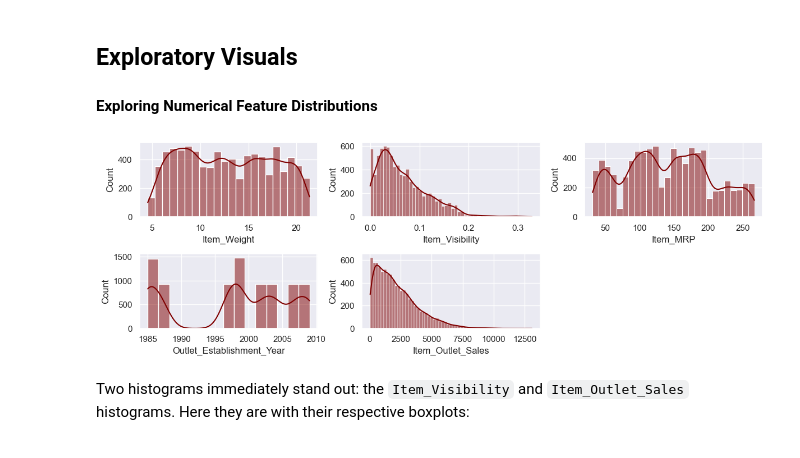
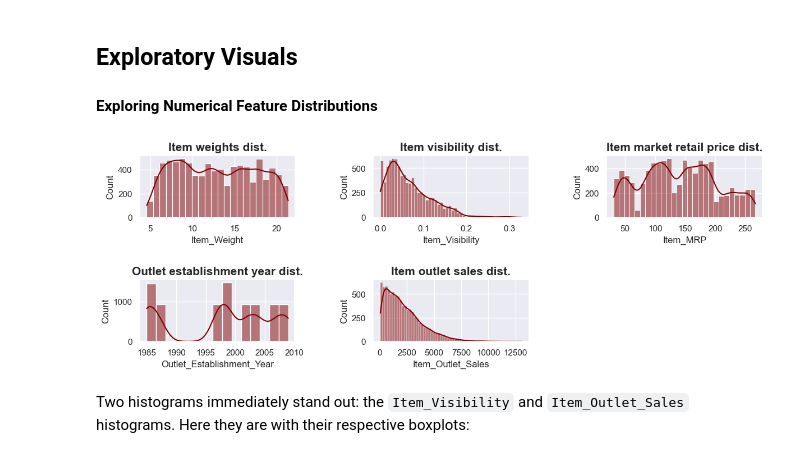
Before and after one commit to john-a-dixon/forecasting-food-sales, a Jupyter notebook: forecasting-food-sales.ipynb, the cells around one changed output. Saved outputs shown, nothing was run; the diff lists cells and outputs as text; code cells hidden in the pictures.

Commit message:
Added some titles.

```diff
--- a/forecasting-food-sales.ipynb
+++ b/forecasting-food-sales.ipynb
@@ -489,34 +489,38 @@ food_sales_df.describe()
 # %%
 # Create multiple plots
 # Aside from the class readings, I used the following to help me do this:
 # https://www.statology.org/seaborn-subplots/
 # Set default Seaborn aesthetics
 sns.set()
 
 # Using Matplotlib, define plotting regions (3 rows, 2 columns)
 fig, axes = plt.subplots(nrows=2, ncols=3, figsize=(12, 4))
 
 # Fix tight layout. I used the following to help me do this:
 # https://stackoverflow.com/questions/6541123/improve-subplot-size-spacing-with-many-subplots
 fig.tight_layout()
 
 # Delete extra subplot. I used the following to help
 # https://stackoverflow.com/questions/44980658/remove-the-extra-plot-in-the-matplotlib-subplot
 fig.delaxes(axes[1, 2])
 
 # Further adjust the padding between subplots. I used the following for help:
 # https://stackoverflow.com/questions/43970609/how-to-adjust-space-between-matplotlib-seaborn-subplots-for-multi-plot-layouts
 # https://matplotlib.org/stable/api/_as_gen/matplotlib.pyplot.subplots_adjust.html
-plt.subplots_adjust(hspace=0.5, wspace=0.25)
+plt.subplots_adjust(hspace=1, wspace=0.5)
 
+title_style = {
+    'weight':'bold',
+    'size': 15
+}
 # Create the plots
-sns.histplot(data=food_sales_df, x='Item_Weight', ax=axes[0, 0], kde=True, color='Maroon')
-sns.histplot(data=food_sales_df, x='Item_Visibility', ax=axes[0, 1], kde=True, color='Maroon')
-sns.histplot(data=food_sales_df, x='Item_MRP', ax=axes[0, 2], kde=True, color='Maroon')
-sns.histplot(data=food_sales_df, x='Outlet_Establishment_Year', ax=axes[1, 0], kde=True, color='Maroon')
-sns.histplot(data=food_sales_df, x='Item_Outlet_Sales', ax=axes[1, 1], kde=True, color='Maroon');
+sns.histplot(data=food_sales_df, x='Item_Weight', ax=axes[0, 0], kde=True, color='Maroon').set_title('Item weights dist.', fontdict=title_style)
+sns.histplot(data=food_sales_df, x='Item_Visibility', ax=axes[0, 1], kde=True, color='Maroon').set_title('Item visibility dist.', fontdict=title_style)
+sns.histplot(data=food_sales_df, x='Item_MRP', ax=axes[0, 2], kde=True, color='Maroon').set_title('Item market retail price dist.', fontdict=title_style)
+sns.histplot(data=food_sales_df, x='Outlet_Establishment_Year', ax=axes[1, 0], kde=True, color='Maroon').set_title('Outlet establishment year dist.', fontdict=title_style)
+sns.histplot(data=food_sales_df, x='Item_Outlet_Sales', ax=axes[1, 1], kde=True, color='Maroon').set_title('Item outlet sales dist.', fontdict=title_style);
 # %% [output]
-[figure, old version]
+[figure, new version]
 # %% [markdown]
 Two histograms immediately stand out: the `Item_Visibility` and `Item_Outlet_Sales` histograms. Here they are with their respective boxplots:
 # %%
```
